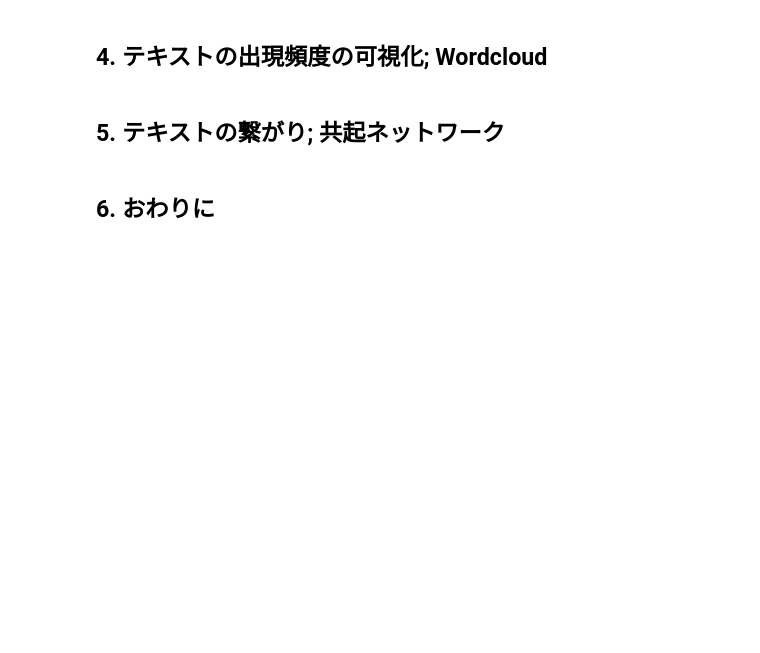
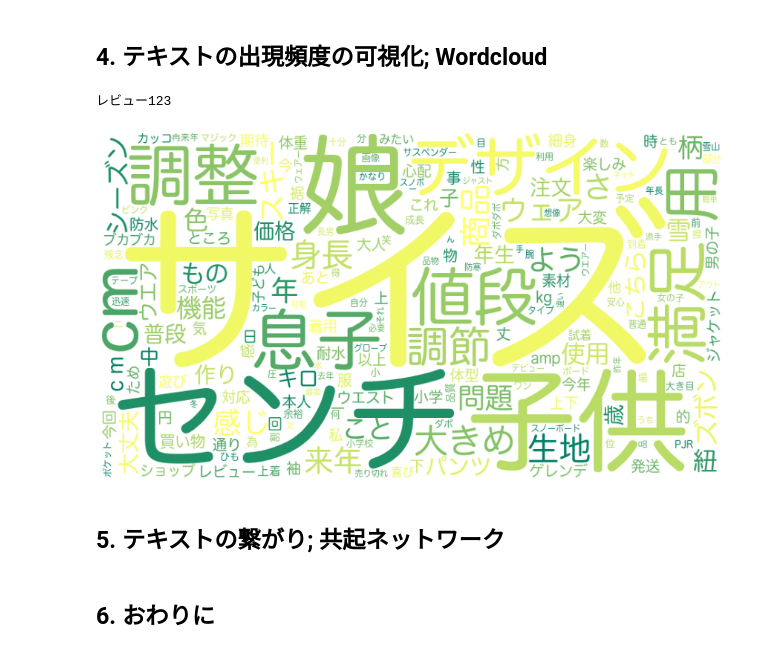
Before and after one commit to TomoyaOzawa-DA/Datact, a Jupyter notebook: TextMining/TextMining.ipynb, the cells around one changed output. Saved outputs shown, nothing was run; the diff lists cells and outputs as text; code cells hidden in the pictures; blank space fills up the shorter version.

Commit message:
add word cloud

```diff
--- a/TextMining/TextMining.ipynb
+++ b/TextMining/TextMining.ipynb
@@ -18,2 +194,20 @@
+# %%
+list_high = df_high[0].values.tolist()
+# %%
+# リストを文字列に変換
+list_test = ','.join(list_high)
+# %%
+t = Tokenizer()
+text = list_test
+result = t.tokenize(text)
+
+words = []
+
+for token in result:
+    #品詞から名詞だけ抽出
+    pos = token.part_of_speech.split(',')[0]
+
+    if pos == '名詞':
+        words.append(token.base_form)
 # %% [markdown]
 ## 4. テキストの出現頻度の可視化; Wordcloud<a class="anchor" id="third-bullet"></a>
@@ -20,3 +217,19 @@
+# %%
+# リストを文字列に変換
+word_chain = ' '.join(words)
+# %%
+stop_word = [u'の', u'購入', u'そう', u'良い']
+
+# ワードクラウド作成
+W_123 = WordCloud(width = 900, height = 500, background_color='white', colormap='summer', collocations=False,font_path='/System/Library/Fonts/ヒラギノ丸ゴ ProN W4.ttc', stopwords=set(stop_word)).generate(word_chain)
+
+plt.figure(figsize=(15,12))
+plt.imshow(W_123)
+plt.axis('off')
+plt.show()
+# %% [output]
+レビュー123
+[figure, added]
 # %% [markdown]
 ## 5. テキストの繋がり; 共起ネットワーク<a class="anchor" id="fourth-bullet"></a>
 # %% [markdown]
```
Also changed, not shown: parts of 24 cells of this notebook, 3 other files.
